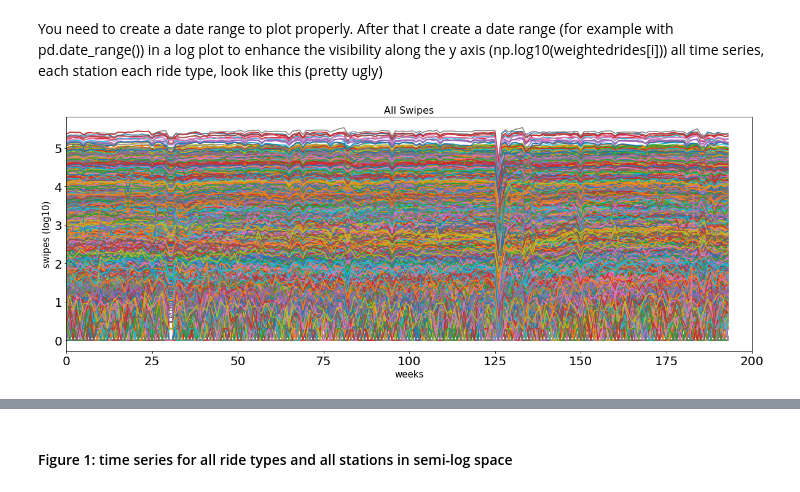
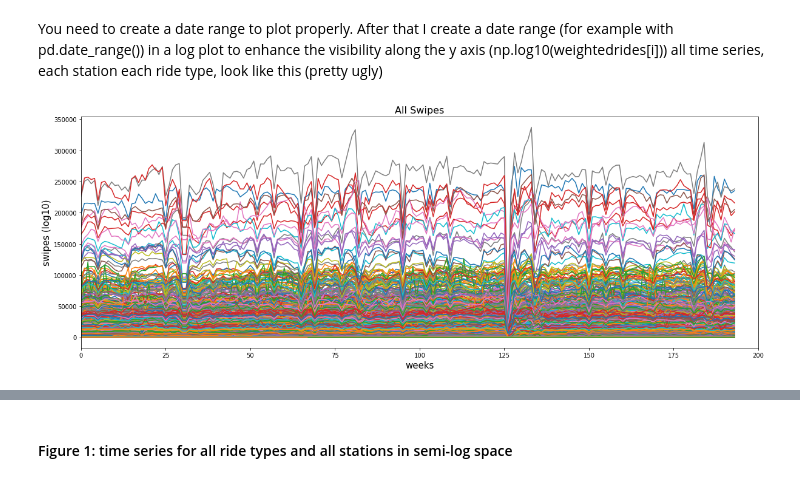
Before and after one commit to estellaleee/PUI2018_pl1840, a Jupyter notebook: HW12_pl1840/subway_timeseries_instructions_part2.ipynb, the cells around one changed output, grey strips where cells are left out. Cells and saved outputs as stored; diff of their text form; code cells hidden in the pictures.

```diff
--- a/HW12_pl1840/subway_timeseries_instructions_part2.ipynb
+++ b/HW12_pl1840/subway_timeseries_instructions_part2.ipynb
@@ -144,15 +144,15 @@ mtaDate = pd.date_range(start='05-21-2010', periods=194, freq='W')
 # %%
 # plot the data in natural space
 # then plot the  data in log space (may take a while to plot because of the very inefficient double for loop -
 # the counter needs to get to 23)
 plt.figure(figsize=(20,7))
 for i in np.arange(len(mta)):
     for j in np.arange(len(mta[i])):
-        plt.plot(np.log10(mta[i][j]))
+        plt.plot(mta[i][j])
 plt.title("All Swipes", fontsize=16)
 plt.xlabel("weeks", fontsize=15)
 plt.ylabel("swipes (log10)", fontsize=15)
 plt.xlim(0, 200)
 plt.show()
 # %% [output]
-[figure, old version]
+[figure, new version]
```
Also changed, not shown: parts of 1 cell of this notebook.
